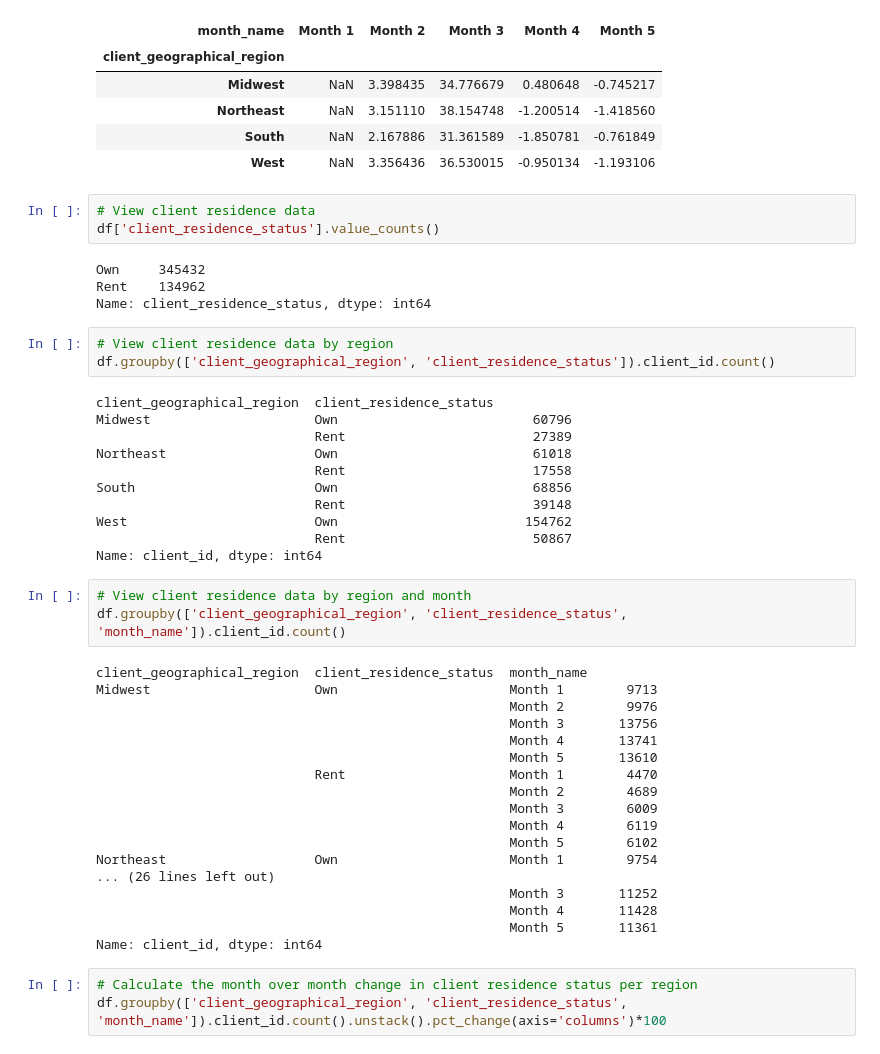
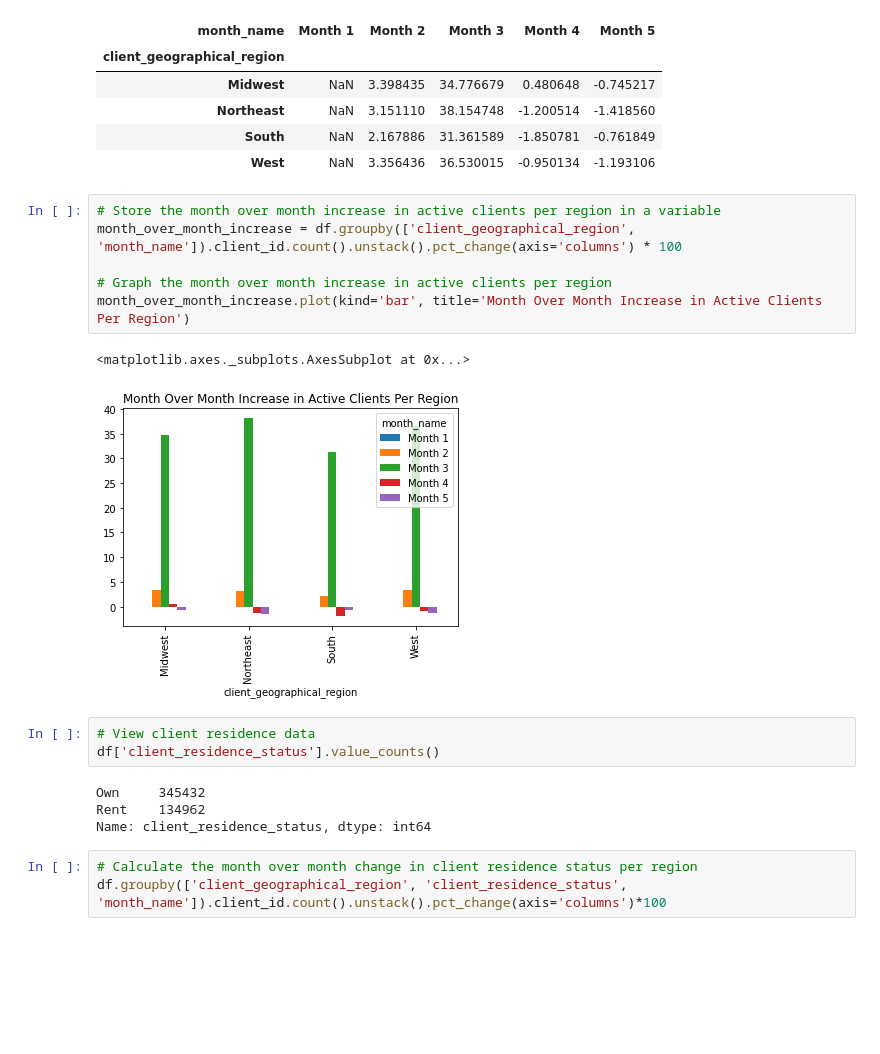
Before and after one commit to AvatarJoshi/marketing_campaign_analysis, a Jupyter notebook: marketing_analysis.ipynb, the cells around one changed output. Cells and saved outputs as stored; diff of their text form; blank space fills up the shorter version.

```diff
--- a/marketing_analysis.ipynb
+++ b/marketing_analysis.ipynb
@@ -150,6 +145,15 @@ df.groupby(['client_geographical_region', 'month_name']).client_id.count().unsta
 | Northeast | NaN | 3.151110 | 38.154748 | -1.200514 | -1.418560 |
 | South | NaN | 2.167886 | 31.361589 | -1.850781 | -0.761849 |
 | West | NaN | 3.356436 | 36.530015 | -0.950134 | -1.193106 |
+# %%
+# Store the month over month increase in active clients per region in a variable
+month_over_month_increase = df.groupby(['client_geographical_region', 'month_name']).client_id.count().unstack().pct_change(axis='columns') * 100
+
+# Graph the month over month increase in active clients per region
+month_over_month_increase.plot(kind='bar', title='Month Over Month Increase in Active Clients Per Region')
+# %% [output]
+<matplotlib.axes._subplots.AxesSubplot at 0x...>
+[figure, added]
 # %%
 # View client residence data
 df['client_residence_status'].value_counts()
@@ -157,41 +161,6 @@ df['client_residence_status'].value_counts()
 Own     345432
 Rent    134962
 Name: client_residence_status, dtype: int64
-# %%
-# View client residence data by region
-df.groupby(['client_geographical_region', 'client_residence_status']).client_id.count()
-# %% [output]
-client_geographical_region  client_residence_status
-Midwest                     Own                         60796
-                            Rent                        27389
-Northeast                   Own                         61018
-                            Rent                        17558
-South                       Own                         68856
-                            Rent                        39148
-West                        Own                        154762
-                            Rent                        50867
-Name: client_id, dtype: int64
-# %%
-# View client residence data by region and month
-df.groupby(['client_geographical_region', 'client_residence_status', 'month_name']).client_id.count()
-# %% [output]
-client_geographical_region  client_residence_status  month_name
-Midwest                     Own                      Month 1        9713
-                                                     Month 2        9976
-                                                     Month 3       13756
-                                                     Month 4       13741
-                                                     Month 5       13610
-                            Rent                     Month 1        4470
-                                                     Month 2        4689
-                                                     Month 3        6009
-                                                     Month 4        6119
-                                                     Month 5        6102
-Northeast                   Own                      Month 1        9754
-... (26 lines left out)
-                                                     Month 3       11252
-                                                     Month 4       11428
-                                                     Month 5       11361
-Name: client_id, dtype: int64
 # %%
 # Calculate the month over month change in client residence status per region
 df.groupby(['client_geographical_region', 'client_residence_status', 'month_name']).client_id.count().unstack().pct_change(axis='columns')*100
```
Also changed, not shown: parts of 15 cells of this notebook.
